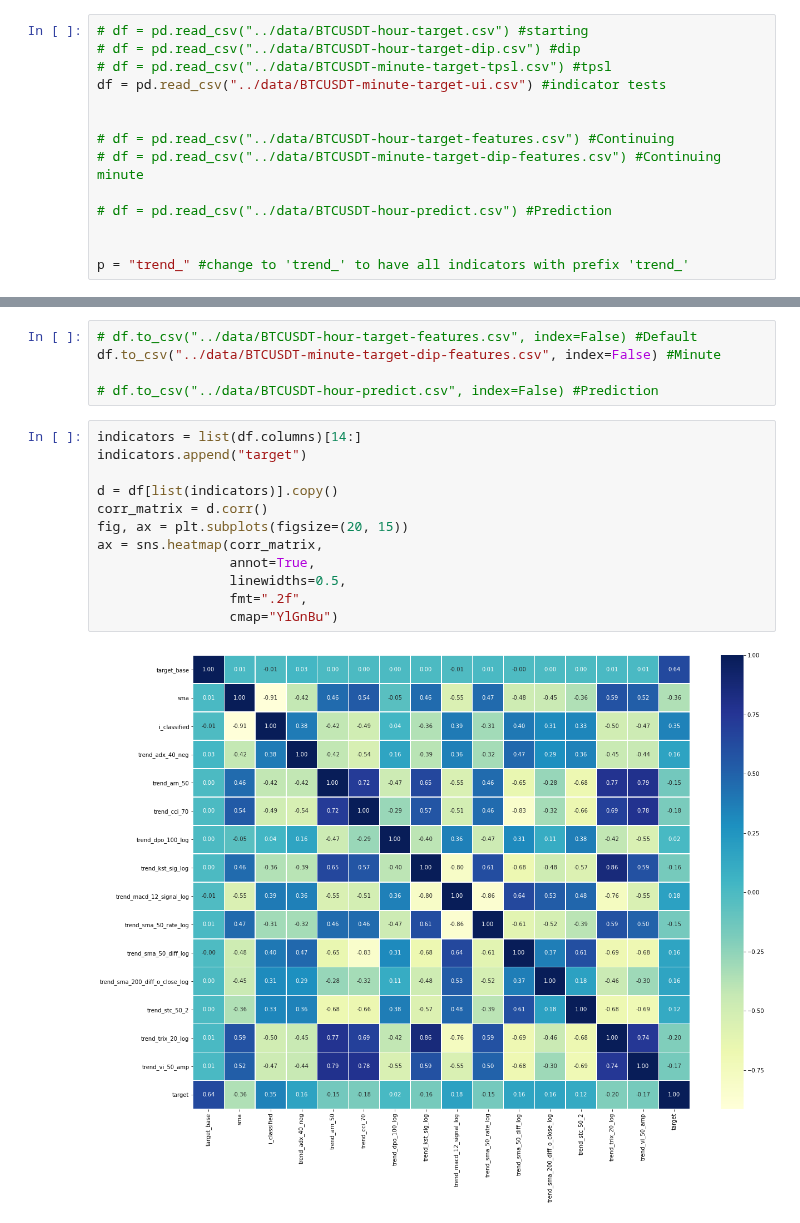
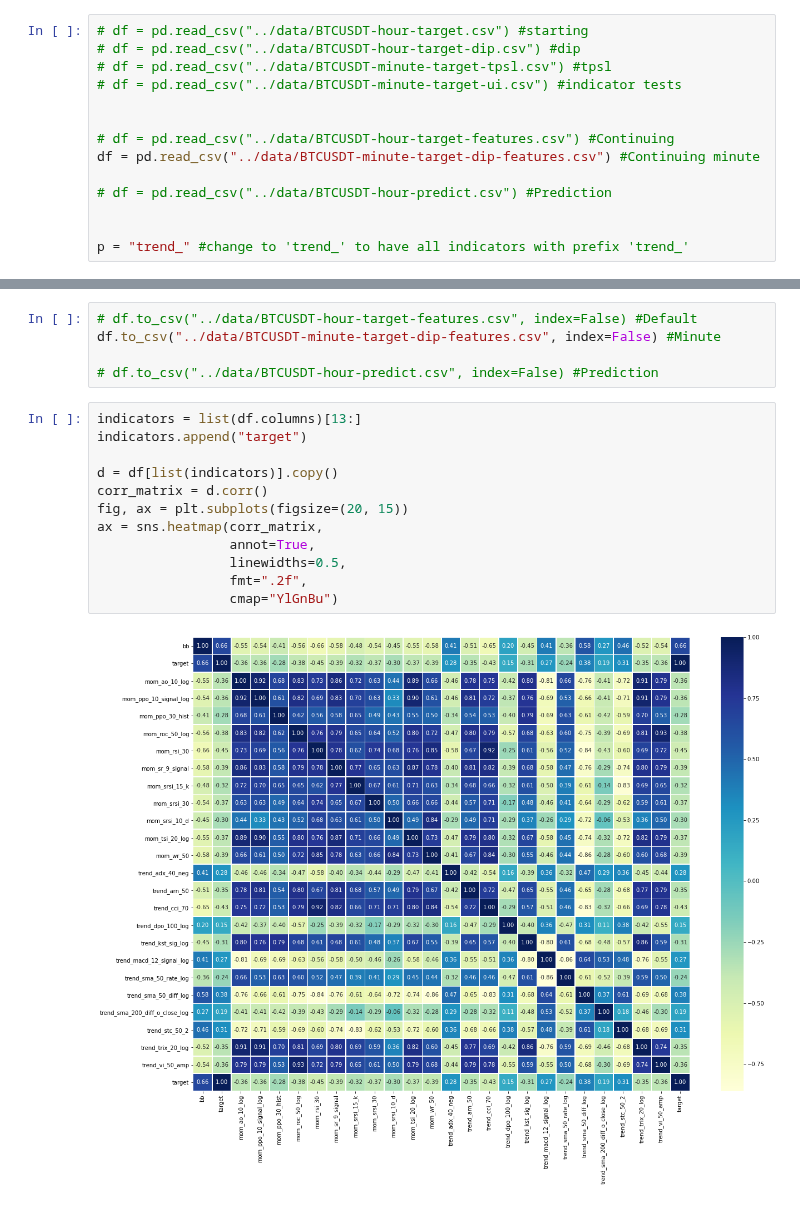
Before and after one commit to sunnymnie/bitcoin-printer, a Jupyter notebook: analysis-features/a-trend.ipynb, the cells around one changed output, grey strips where cells are left out. Cells and saved outputs as stored; diff of their text form.

```diff
--- a/analysis-features/a-trend.ipynb
+++ b/analysis-features/a-trend.ipynb
@@ -28,11 +28,11 @@ import useful_functions as uf
 # df = pd.read_csv("../data/BTCUSDT-hour-target.csv") #starting
 # df = pd.read_csv("../data/BTCUSDT-hour-target-dip.csv") #dip
 # df = pd.read_csv("../data/BTCUSDT-minute-target-tpsl.csv") #tpsl
-df = pd.read_csv("../data/BTCUSDT-minute-target-ui.csv") #indicator tests
+# df = pd.read_csv("../data/BTCUSDT-minute-target-ui.csv") #indicator tests
 
 
 # df = pd.read_csv("../data/BTCUSDT-hour-target-features.csv") #Continuing
-# df = pd.read_csv("../data/BTCUSDT-minute-target-dip-features.csv") #Continuing minute
+df = pd.read_csv("../data/BTCUSDT-minute-target-dip-features.csv") #Continuing minute
 
 # df = pd.read_csv("../data/BTCUSDT-hour-predict.csv") #Prediction
 
@@ -96,16 +96,16 @@ df.to_csv("../data/BTCUSDT-minute-target-dip-features.csv", index=False) #Minute
 
 # df.to_csv("../data/BTCUSDT-hour-predict.csv", index=False) #Prediction
 # %%
-indicators = list(df.columns)[14:]
+indicators = list(df.columns)[13:]
 indicators.append("target")
 
 d = df[list(indicators)].copy()
 corr_matrix = d.corr()
 fig, ax = plt.subplots(figsize=(20, 15))
 ax = sns.heatmap(corr_matrix,
                  annot=True,
                  linewidths=0.5,
                  fmt=".2f",
                  cmap="YlGnBu")
 # %% [output]
-[figure, old version]
+[figure, new version]
```
Also changed, not shown: 9 other files.
